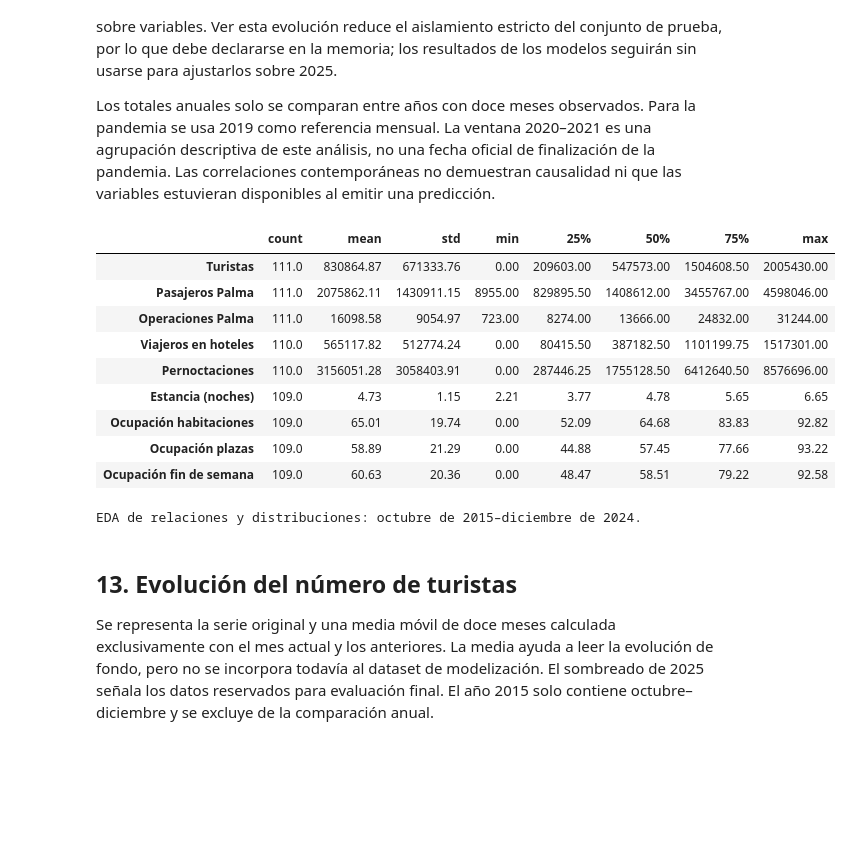
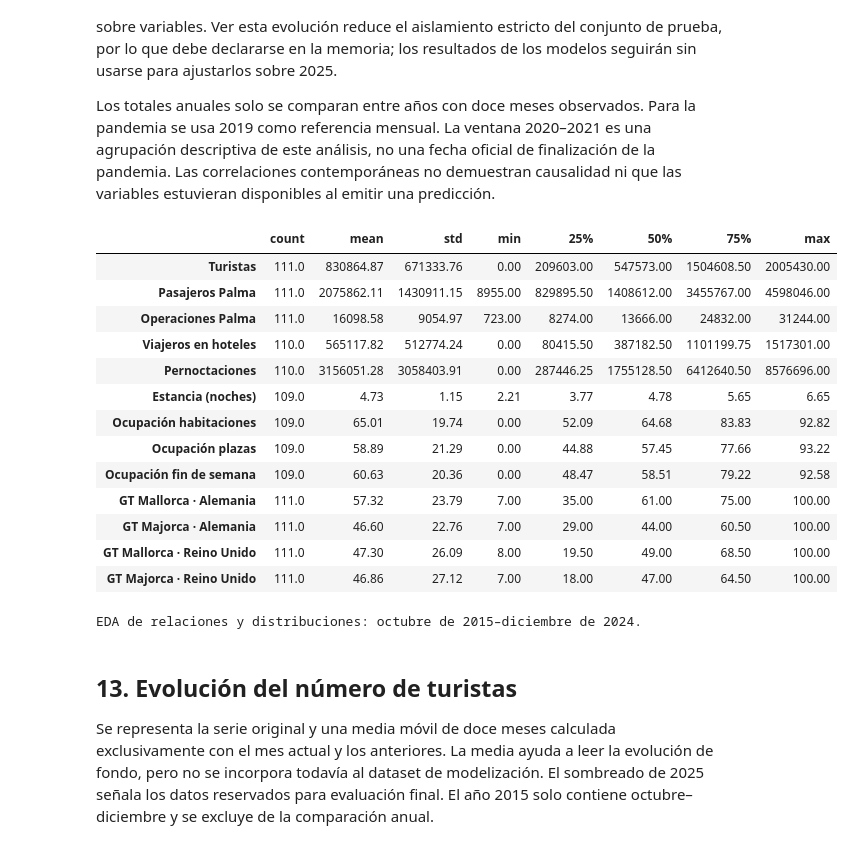
Before and after one commit to acortes99/tfm-turismo-mallorca, a Jupyter notebook: tfm-turismo-viu.ipynb, the cells around one changed output. Cells and saved outputs as stored; diff of their text form; code cells hidden in the pictures; blank space fills up the shorter version.

```diff
--- a/tfm-turismo-viu.ipynb
+++ b/tfm-turismo-viu.ipynb
@@ -58,7 +58,14 @@ tourism_path = DATA_ROOT / "Dataset Principal.xlsx"
 occupancy_path = DATA_ROOT / "Alojamiento" / "Grado de ocupación hotelera por categoría, isla y mes.xlsx"
 hotel_path = DATA_ROOT / "Alojamiento" / "Viajeros entrados, pernoctaciones y estancia media en establecimientos hoteleros.xlsx"
 air_paths = sorted((DATA_ROOT / "Tráfico aéreo").rglob("*.xls*"))
-source_paths = [tourism_path, occupancy_path, hotel_path, *air_paths]
+GT_SPECS = {
+    "Mallorca-Alemania.csv": ("gt_mallorca_alemania", "Mallorca", "Alemania"),
+    "Majorca-Alemania.csv": ("gt_majorca_alemania", "Majorca", "Alemania"),
+    "Mallorca-Reino Unido.csv": ("gt_mallorca_reino_unido", "Mallorca", "Reino Unido"),
+    "Majorca-Reino Unido.csv": ("gt_majorca_reino_unido", "Majorca", "Reino Unido"),
+}
+gt_paths = [DATA_ROOT / "Google Trends" / name for name in GT_SPECS]
+source_paths = [tourism_path, occupancy_path, hotel_path, *air_paths, *gt_paths]
 assert air_paths, "No se encontraron informes AENA."
 assert all(p.is_file() for p in source_paths), "Falta una fuente requerida."
 manifest = pd.DataFrame([{
@@ -266,13 +325,13 @@ Se construye un calendario maestro de 123 meses y se incorporan las tablas con u
 
 El informe presenta los meses con ausentes y los estados de calidad. La presencia de una fila no significa que su valor sea fiable. Los meses de la pandemia permanecen en el histórico para que los experimentos posteriores puedan evaluar su impacto.
 # %%
-for name, table in {"turistas":tourism, "aena":air, "ocupacion":occupancy, "hoteles":hotel}.items():
+for name, table in {"turistas":tourism, "aena":air, "ocupacion":occupancy, "hoteles":hotel, "google_trends":google_trends}.items():
     assert table.index.is_unique, f"Índice duplicado: {name}"
     assert set(EXPECTED) <= set(table.index), f"Faltan periodos en {name}"
-master = pd.DataFrame(index=EXPECTED).join(tourism).join(air).join(occupancy).join(hotel)
+master = pd.DataFrame(index=EXPECTED).join(tourism).join(air).join(occupancy).join(hotel).join(google_trends)
 master.index.name = "fecha"
 assert len(master) == 123 and master.index.is_monotonic_increasing
-VALUE_COLUMNS = ["turistas", "pasajeros_aena", "operaciones_aena", "viajeros_hoteles", "pernoctaciones_hoteles", "estancia_media_noches", *occupancy_measures.values()]
+VALUE_COLUMNS = ["turistas", "pasajeros_aena", "operaciones_aena", "viajeros_hoteles", "pernoctaciones_hoteles", "estancia_media_noches", *occupancy_measures.values(), *GT_COLUMNS]
 assert (master[VALUE_COLUMNS].dropna(how="all").ge(0) | master[VALUE_COLUMNS].isna()).all().all(), "Valores negativos."
 for column in ["turistas", "pasajeros_aena", "operaciones_aena", "viajeros_hoteles", "pernoctaciones_hoteles"]:
     assert master[column].dropna().mod(1).eq(0).all(), f"Recuento no entero: {column}"
@@ -390,7 +455,7 @@ import numpy as np
 import matplotlib
 import matplotlib.pyplot as plt
 from matplotlib.colors import ListedColormap
-from IPython.display import display, Markdown
+from IPython.display import display, Markdown, Image
 
 EDA_DIR = PROJECT_ROOT / "outputs" / "eda"
 EDA_DIR.mkdir(parents=True, exist_ok=True)
@@ -405,34 +470,39 @@ LABELS = {
     "ocupacion_habitaciones_pct": "Ocupación habitaciones",
     "ocupacion_plazas_pct": "Ocupación plazas",
     "ocupacion_fin_semana_pct": "Ocupación fin de semana",
 }
+LABELS.update({c: f"GT {term} · {country}" for c, term, country in GT_SPECS.values()})
 MONTHS = ["Ene", "Feb", "Mar", "Abr", "May", "Jun", "Jul", "Ago", "Sep", "Oct", "Nov", "Dic"]
 plt.rcParams.update({"figure.figsize": (12, 5), "axes.spines.top": False,
                      "axes.spines.right": False, "axes.grid": True,
                      "grid.alpha": 0.2, "font.size": 10, "savefig.dpi": 160})
 figures = []
 def save_show(fig, name):
     fig.savefig(EDA_DIR / name, bbox_inches="tight")
     figures.append(name)
-    plt.show()
+    display(Image(filename=str(EDA_DIR / name)))
     plt.close(fig)
 
 def pct_es(value):
     return f"{value:.1f}".replace(".", ",") + " %"
 
 display(eda_train.describe().T.rename(index=LABELS).round(2))
 print("EDA de relaciones y distribuciones: octubre de 2015–diciembre de 2024.")
 # %% [output]
 |  | count | mean | std | min | 25% | 50% | 75% | max |
 | Turistas | 111.0 | 830864.87 | 671333.76 | 0.00 | 209603.00 | 547573.00 | 1504608.50 | 2005430.00 |
 | Pasajeros Palma | 111.0 | 2075862.11 | 1430911.15 | 8955.00 | 829895.50 | 1408612.00 | 3455767.00 | 4598046.00 |
 | Operaciones Palma | 111.0 | 16098.58 | 9054.97 | 723.00 | 8274.00 | 13666.00 | 24832.00 | 31244.00 |
 | Viajeros en hoteles | 110.0 | 565117.82 | 512774.24 | 0.00 | 80415.50 | 387182.50 | 1101199.75 | 1517301.00 |
 | Pernoctaciones | 110.0 | 3156051.28 | 3058403.91 | 0.00 | 287446.25 | 1755128.50 | 6412640.50 | 8576696.00 |
 | Estancia (noches) | 109.0 | 4.73 | 1.15 | 2.21 | 3.77 | 4.78 | 5.65 | 6.65 |
 | Ocupación habitaciones | 109.0 | 65.01 | 19.74 | 0.00 | 52.09 | 64.68 | 83.83 | 92.82 |
 | Ocupación plazas | 109.0 | 58.89 | 21.29 | 0.00 | 44.88 | 57.45 | 77.66 | 93.22 |
 | Ocupación fin de semana | 109.0 | 60.63 | 20.36 | 0.00 | 48.47 | 58.51 | 79.22 | 92.58 |
+| GT Mallorca · Alemania | 111.0 | 57.32 | 23.79 | 7.00 | 35.00 | 61.00 | 75.00 | 100.00 |
+| GT Majorca · Alemania | 111.0 | 46.60 | 22.76 | 7.00 | 29.00 | 44.00 | 60.50 | 100.00 |
+| GT Mallorca · Reino Unido | 111.0 | 47.30 | 26.09 | 8.00 | 19.50 | 49.00 | 68.50 | 100.00 |
+| GT Majorca · Reino Unido | 111.0 | 46.86 | 27.12 | 7.00 | 18.00 | 47.00 | 64.50 | 100.00 |
 EDA de relaciones y distribuciones: octubre de 2015–diciembre de 2024.
 # %% [markdown]
 ## 13. Evolución del número de turistas
```
Also changed, not shown: parts of 18 cells of this notebook, 27 other files.
